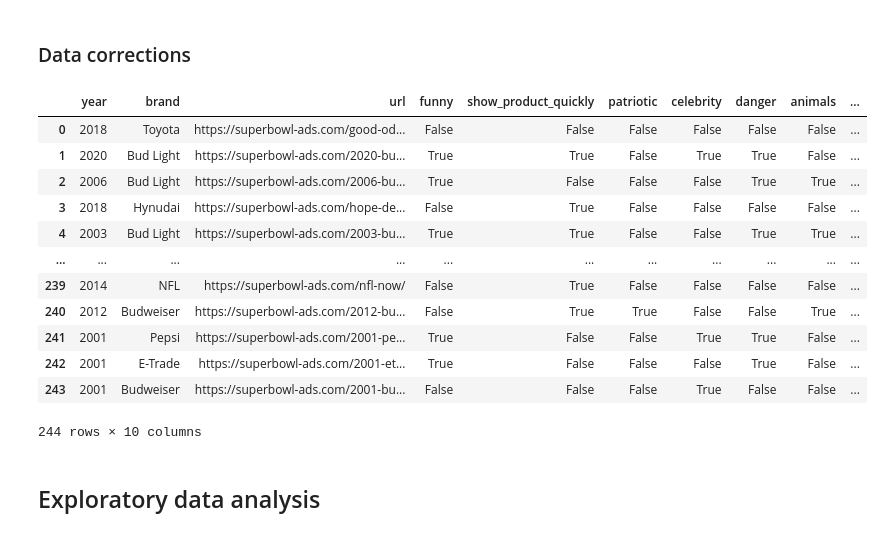
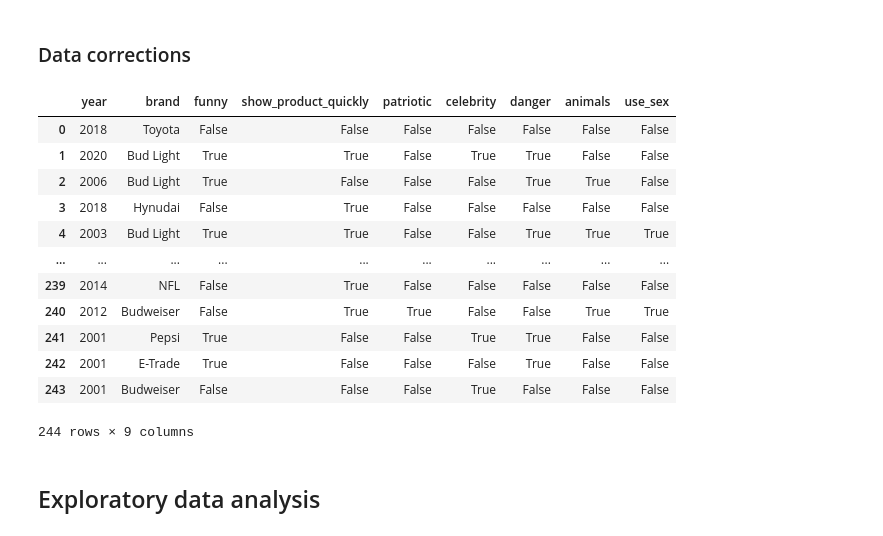
Before and after one commit to liparose/homework-1, a Jupyter notebook: notebooks/04-data-exploration.ipynb, the cells around one changed output. Cells and saved outputs as stored; diff of their text form; code cells hidden in the pictures.

```diff
--- a/notebooks/04-data-exploration.ipynb
+++ b/notebooks/04-data-exploration.ipynb
@@ -76,22 +73,25 @@ df = df.rename(columns={
 }, errors="raise")
 # %%
 del df['youtube_url']
+del df['url']
+
+
 
 df
 # %% [output]
-|  | year | brand | url | funny | show_product_quickly | patriotic | celebrity | danger | animals | ... |
-| 0 | 2018 | Toyota | https://superbowl-ads.com/good-od... | False | False | False | False | False | False | ... |
-| 1 | 2020 | Bud Light | https://superbowl-ads.com/2020-bu... | True | True | False | True | True | False | ... |
-| 2 | 2006 | Bud Light | https://superbowl-ads.com/2006-bu... | True | False | False | False | True | True | ... |
-| 3 | 2018 | Hynudai | https://superbowl-ads.com/hope-de... | False | True | False | False | False | False | ... |
-| 4 | 2003 | Bud Light | https://superbowl-ads.com/2003-bu... | True | True | False | False | True | True | ... |
-| ... | ... | ... | ... | ... | ... | ... | ... | ... | ... | ... |
-| 239 | 2014 | NFL | https://superbowl-ads.com/nfl-now/ | False | True | False | False | False | False | ... |
-| 240 | 2012 | Budweiser | https://superbowl-ads.com/2012-bu... | False | True | True | False | False | True | ... |
-| 241 | 2001 | Pepsi | https://superbowl-ads.com/2001-pe... | True | False | False | True | True | False | ... |
-| 242 | 2001 | E-Trade | https://superbowl-ads.com/2001-et... | True | False | False | False | True | False | ... |
-| 243 | 2001 | Budweiser | https://superbowl-ads.com/2001-bu... | False | False | False | True | False | False | ... |
+|  | year | brand | funny | show_product_quickly | patriotic | celebrity | danger | animals | use_sex |
+| 0 | 2018 | Toyota | False | False | False | False | False | False | False |
+| 1 | 2020 | Bud Light | True | True | False | True | True | False | False |
+| 2 | 2006 | Bud Light | True | False | False | False | True | True | False |
+| 3 | 2018 | Hynudai | False | True | False | False | False | False | False |
+| 4 | 2003 | Bud Light | True | True | False | False | True | True | True |
+| ... | ... | ... | ... | ... | ... | ... | ... | ... | ... |
+| 239 | 2014 | NFL | False | True | False | False | False | False | False |
+| 240 | 2012 | Budweiser | False | True | True | False | False | True | True |
+| 241 | 2001 | Pepsi | True | False | False | True | True | False | False |
+| 242 | 2001 | E-Trade | True | False | False | False | True | False | False |
+| 243 | 2001 | Budweiser | False | False | False | True | False | False | False |
-244 rows × 10 columns
+244 rows × 9 columns
 # %% [markdown]
 ## Exploratory data analysis
 # %%
```
Also changed, not shown: parts of 1 cell of this notebook.
